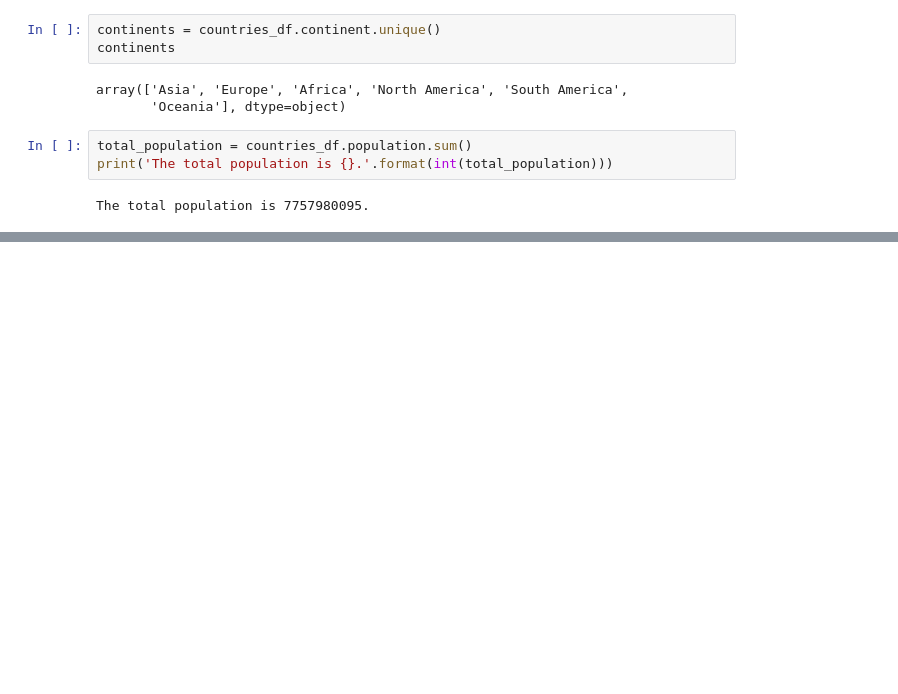
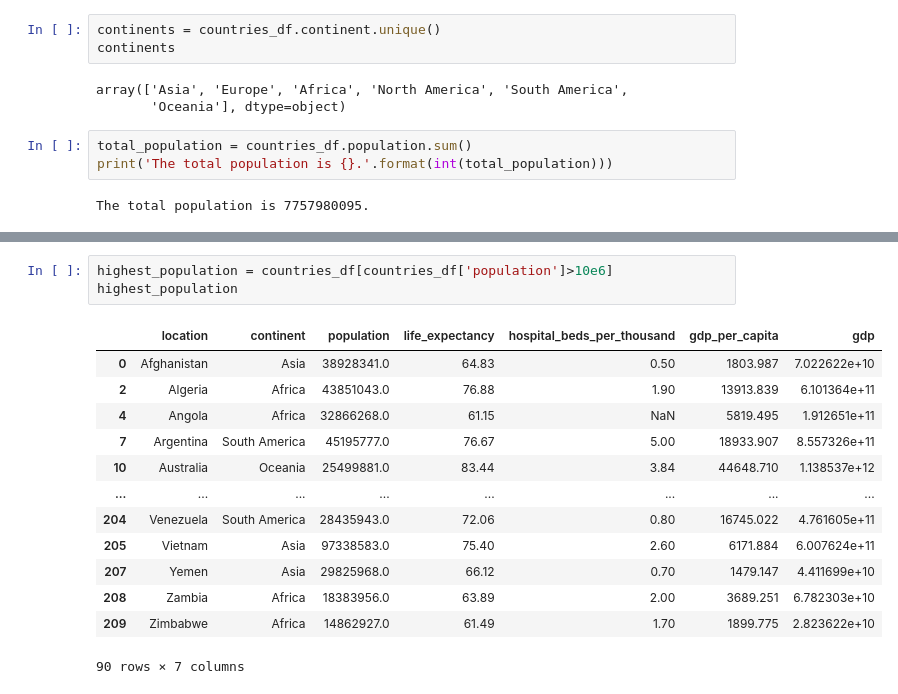
Before and after one commit to Nowshin1009/Data-Analysis-with-python, a Jupyter notebook: Country details analysis/countries.ipynb, the cells around one changed output, grey strips where cells are left out. Drawn from its saved outputs; the diff is of its cells as text; blank space fills up the shorter version.

```diff
--- a/Country details analysis/countries.ipynb
+++ b/Country details analysis/countries.ipynb
@@ -52,0 +218,17 @@ most_populous_df =
+# %%
+highest_population = countries_df[countries_df['population']>10e6]
+highest_population
+# %% [output]
+|  | location | continent | population | life_expectancy | hospital_beds_per_thousand | gdp_per_capita | gdp |
+| 0 | Afghanistan | Asia | 38928341.0 | 64.83 | 0.50 | 1803.987 | 7.022622e+10 |
+| 2 | Algeria | Africa | 43851043.0 | 76.88 | 1.90 | 13913.839 | 6.101364e+11 |
+| 4 | Angola | Africa | 32866268.0 | 61.15 | NaN | 5819.495 | 1.912651e+11 |
+| 7 | Argentina | South America | 45195777.0 | 76.67 | 5.00 | 18933.907 | 8.557326e+11 |
+| 10 | Australia | Oceania | 25499881.0 | 83.44 | 3.84 | 44648.710 | 1.138537e+12 |
+| ... | ... | ... | ... | ... | ... | ... | ... |
+| 204 | Venezuela | South America | 28435943.0 | 72.06 | 0.80 | 16745.022 | 4.761605e+11 |
+| 205 | Vietnam | Asia | 97338583.0 | 75.40 | 2.60 | 6171.884 | 6.007624e+11 |
+| 207 | Yemen | Asia | 29825968.0 | 66.12 | 0.70 | 1479.147 | 4.411699e+10 |
+| 208 | Zambia | Africa | 18383956.0 | 63.89 | 2.00 | 3689.251 | 6.782303e+10 |
+| 209 | Zimbabwe | Africa | 14862927.0 | 61.49 | 1.70 | 1899.775 | 2.823622e+10 |
+90 rows × 7 columns
```
Also changed, not shown: parts of 20 cells of this notebook.
